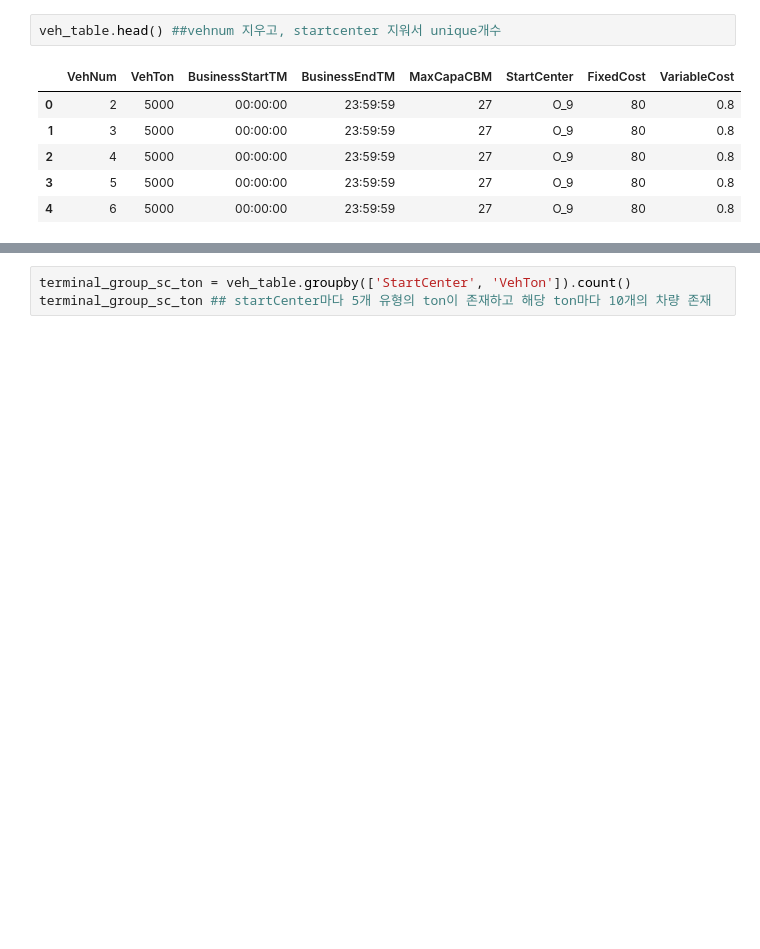
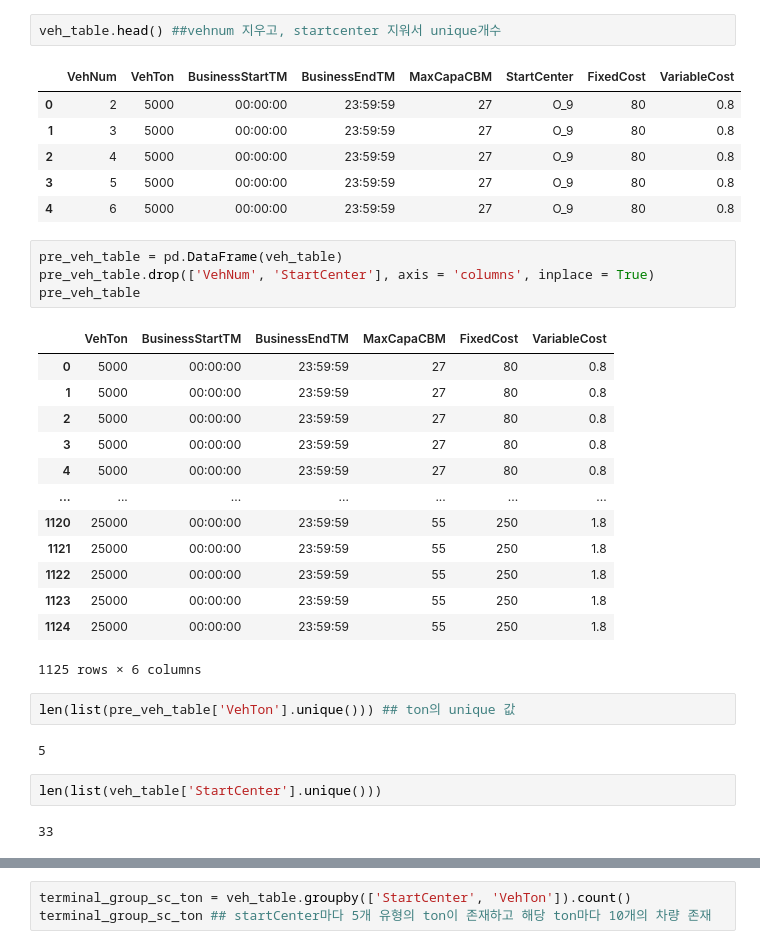
Before and after one commit to wonwookim/cj_challenge, a Jupyter notebook: cj_challenge_eda.ipynb, the cells around one changed output, grey strips where cells are left out. Cells and saved outputs as stored; diff of their text form; blank space fills up the shorter version.

```diff
--- a/cj_challenge_eda.ipynb
+++ b/cj_challenge_eda.ipynb
@@ -387,3 +385,29 @@ veh_table.head() ##vehnum 지우고, startcenter 지워서 unique개수
 | 2 | 4 | 5000 | 00:00:00 | 23:59:59 | 27 | O_9 | 80 | 0.8 |
 | 3 | 5 | 5000 | 00:00:00 | 23:59:59 | 27 | O_9 | 80 | 0.8 |
 | 4 | 6 | 5000 | 00:00:00 | 23:59:59 | 27 | O_9 | 80 | 0.8 |
+# %%
+pre_veh_table = pd.DataFrame(veh_table)
+pre_veh_table.drop(['VehNum', 'StartCenter'], axis = 'columns', inplace = True)
+pre_veh_table
+# %% [output]
+|  | VehTon | BusinessStartTM | BusinessEndTM | MaxCapaCBM | FixedCost | VariableCost |
+| 0 | 5000 | 00:00:00 | 23:59:59 | 27 | 80 | 0.8 |
+| 1 | 5000 | 00:00:00 | 23:59:59 | 27 | 80 | 0.8 |
+| 2 | 5000 | 00:00:00 | 23:59:59 | 27 | 80 | 0.8 |
+| 3 | 5000 | 00:00:00 | 23:59:59 | 27 | 80 | 0.8 |
+| 4 | 5000 | 00:00:00 | 23:59:59 | 27 | 80 | 0.8 |
+| ... | ... | ... | ... | ... | ... | ... |
+| 1120 | 25000 | 00:00:00 | 23:59:59 | 55 | 250 | 1.8 |
+| 1121 | 25000 | 00:00:00 | 23:59:59 | 55 | 250 | 1.8 |
+| 1122 | 25000 | 00:00:00 | 23:59:59 | 55 | 250 | 1.8 |
+| 1123 | 25000 | 00:00:00 | 23:59:59 | 55 | 250 | 1.8 |
+| 1124 | 25000 | 00:00:00 | 23:59:59 | 55 | 250 | 1.8 |
+1125 rows × 6 columns
+# %%
+len(list(pre_veh_table['VehTon'].unique())) ## ton의 unique 값
+# %% [output]
+5
+# %%
+len(list(veh_table['StartCenter'].unique()))
+# %% [output]
+33
```
Also changed, not shown: parts of 10 cells of this notebook.
